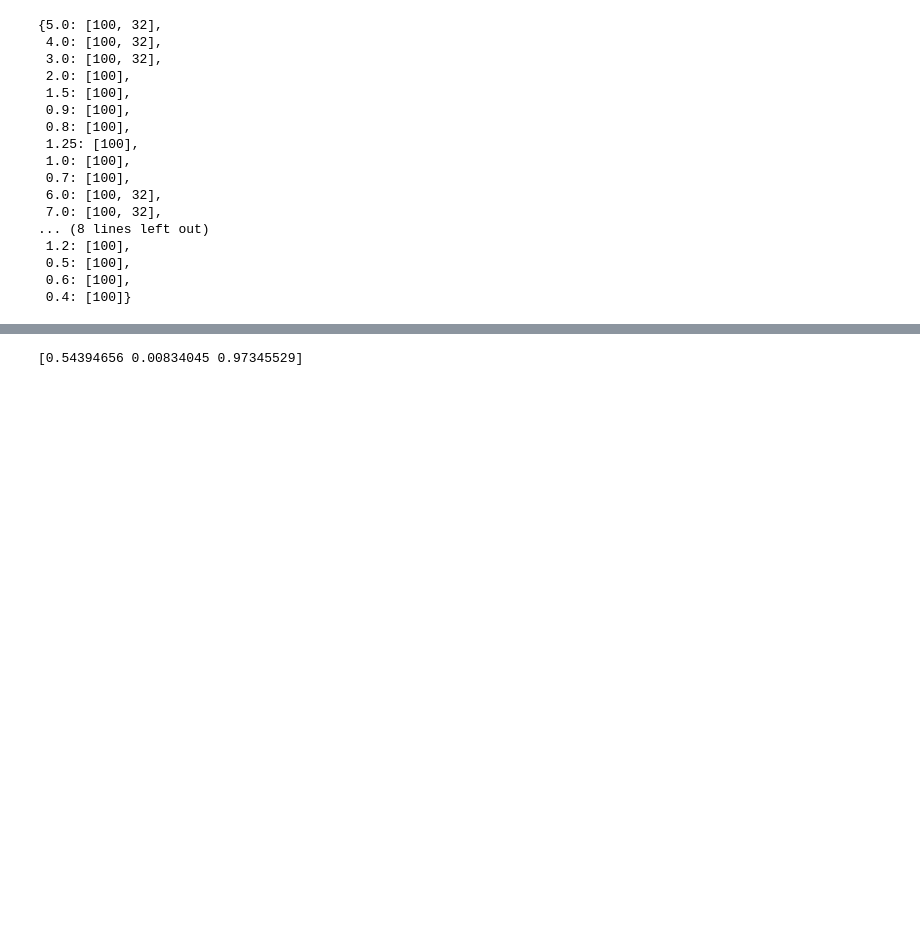
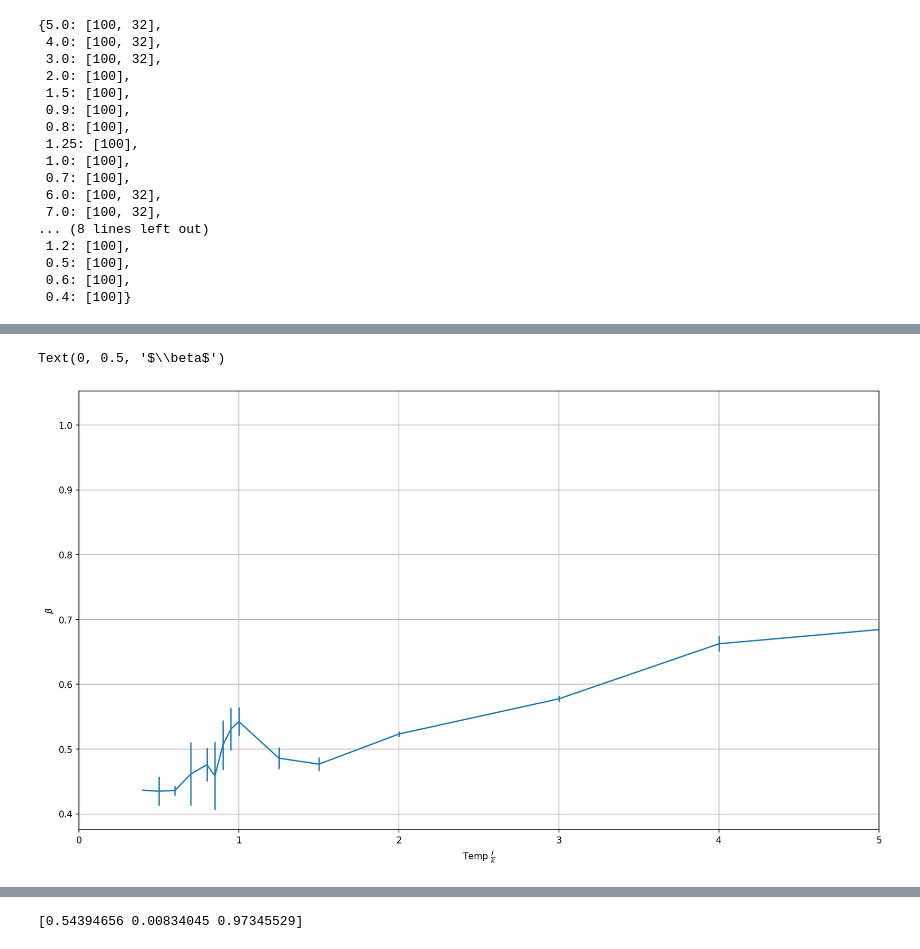
Before and after one commit to zlatovladdka/2d-spin-glasses, a Jupyter notebook: Ising.ipynb, the cells around one changed output, grey strips where cells are left out. Cells and saved outputs as stored; diff of their text form; code cells hidden in the pictures; blank space fills up the shorter version.

```diff
--- a/Ising.ipynb
+++ b/Ising.ipynb
@@ -270,0 +331,14 @@ beta_mean[11], beta_std[11], tau_mean[11], tau_std[11] = find_bt(100,100,1.5,dis
+# %%
+plt.figure(figsize=(16, 9), dpi=150)
+
+plt.errorbar(np.flip(np.sort(temps0)), beta_mean[:-2], yerr=beta_std[:-2])
+
+plt.xlim(0, 5)
+
+plt.grid()
+
+plt.xlabel(r'Temp $\frac{J}{k}$')
+plt.ylabel(r'$\beta$')
+# %% [output]
+Text(0, 0.5, '$\\beta$')
+[figure, added]
```
Also changed, not shown: parts of 25 cells of this notebook.
